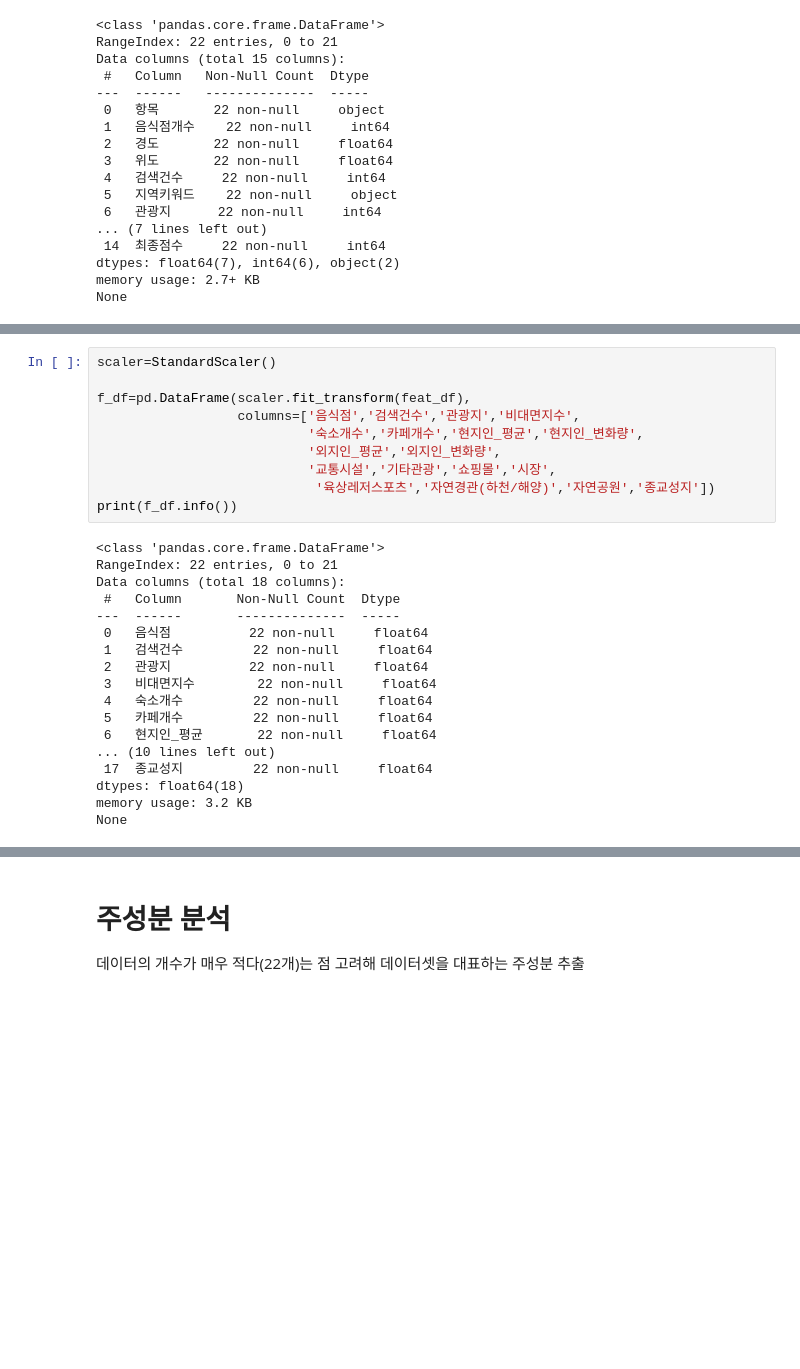
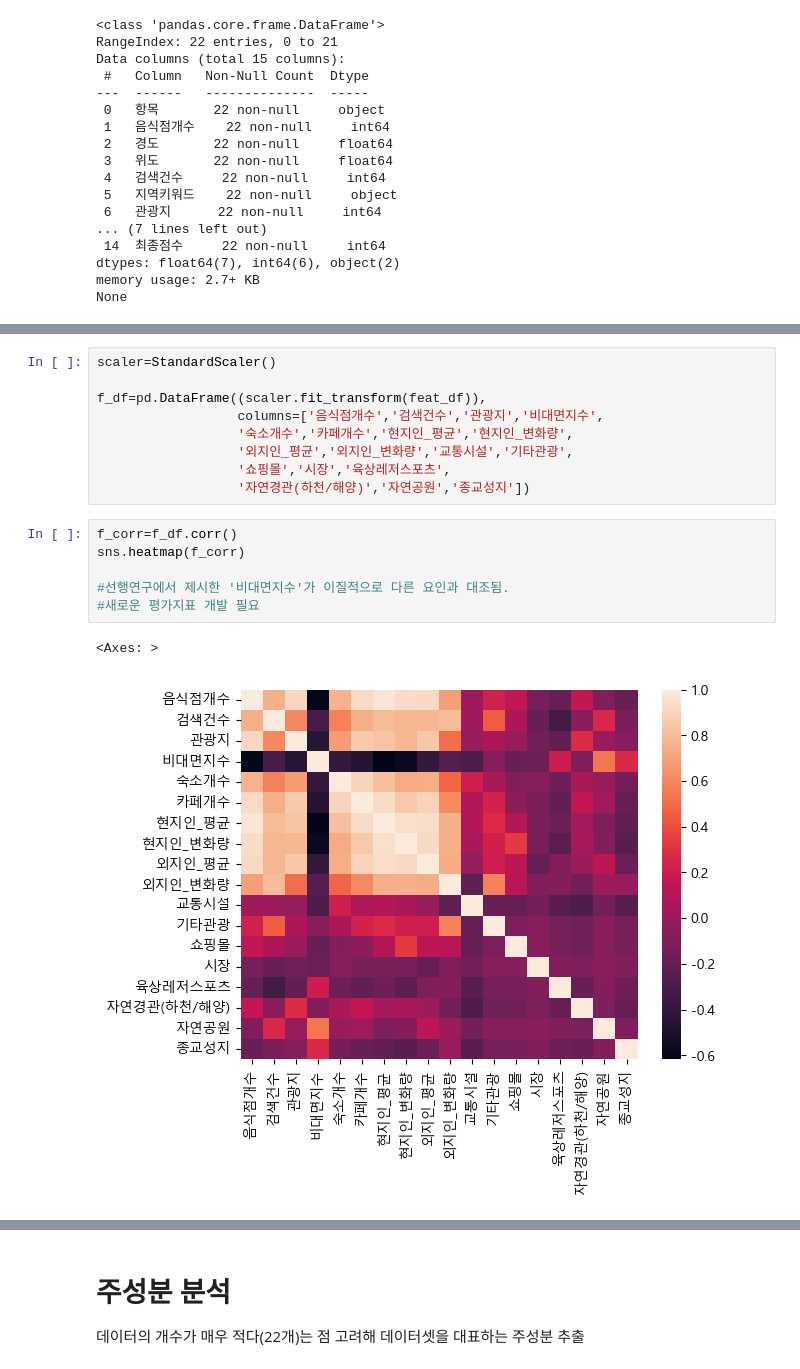
Before and after one commit to sheershay/ise-sr-project, a Jupyter notebook: clustering/clustering.ipynb, the cells around one changed output, grey strips where cells are left out. Cells and saved outputs as stored; diff of their text form; blank space fills up the shorter version.

```diff
--- a/clustering/clustering.ipynb
+++ b/clustering/clustering.ipynb
@@ -345,28 +336,18 @@ print(feat_df)
 # %%
 scaler=StandardScaler()
 
-f_df=pd.DataFrame(scaler.fit_transform(feat_df),
-                  columns=['음식점','검색건수','관광지','비대면지수',
-                           '숙소개수','카페개수','현지인_평균','현지인_변화량',
-                           '외지인_평균','외지인_변화량',
-                           '교통시설','기타관광','쇼핑몰','시장',
-                            '육상레저스포츠','자연경관(하천/해양)','자연공원','종교성지'])
-print(f_df.info())
+f_df=pd.DataFrame((scaler.fit_transform(feat_df)),
+                  columns=['음식점개수','검색건수','관광지','비대면지수',
+                  '숙소개수','카페개수','현지인_평균','현지인_변화량',
+                  '외지인_평균','외지인_변화량','교통시설','기타관광',
+                  '쇼핑몰','시장','육상레저스포츠',
+                  '자연경관(하천/해양)','자연공원','종교성지'])
-# %% [output]
-<class 'pandas.core.frame.DataFrame'>
-RangeIndex: 22 entries, 0 to 21
-Data columns (total 18 columns):
- #   Column       Non-Null Count  Dtype
----  ------       --------------  -----
- 0   음식점          22 non-null     float64
- 1   검색건수         22 non-null     float64
- 2   관광지          22 non-null     float64
- 3   비대면지수        22 non-null     float64
- 4   숙소개수         22 non-null     float64
- 5   카페개수         22 non-null     float64
- 6   현지인_평균       22 non-null     float64
-... (10 lines left out)
- 17  종교성지         22 non-null     float64
-dtypes: float64(18)
-memory usage: 3.2 KB
-None
+# %%
+f_corr=f_df.corr()
+sns.heatmap(f_corr)
+
+#선행연구에서 제시한 '비대면지수'가 이질적으로 다른 요인과 대조됨.
+#새로운 평가지표 개발 필요
+# %% [output]
+<Axes: >
+[figure, added]
```
Also changed, not shown: parts of 15 cells of this notebook, 1 other file.
